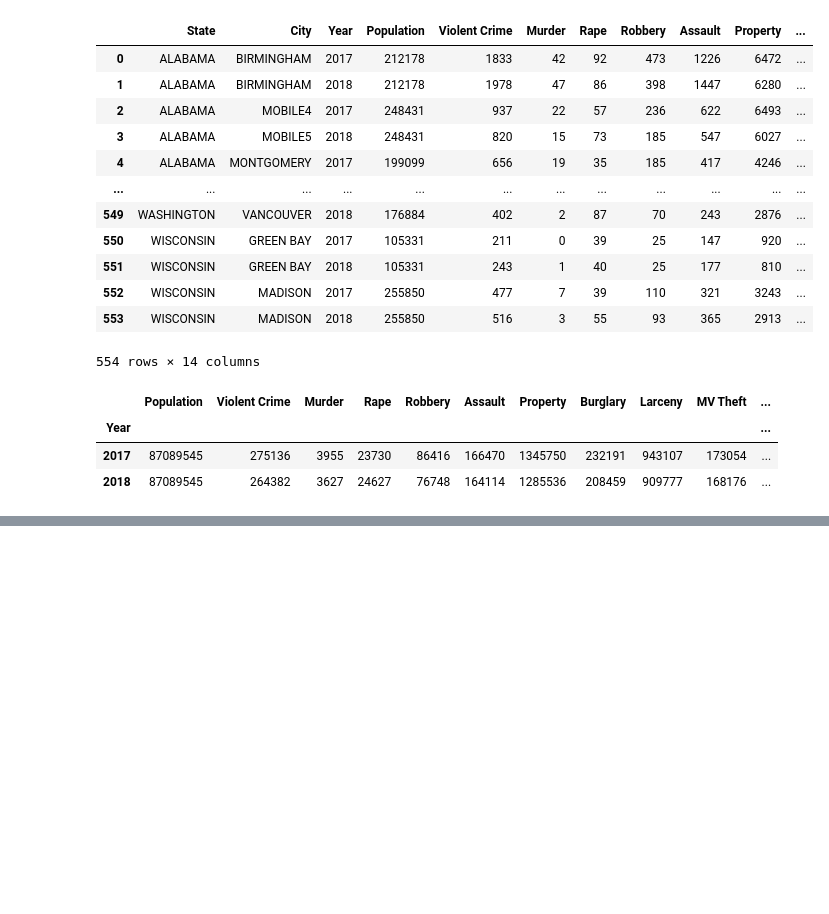
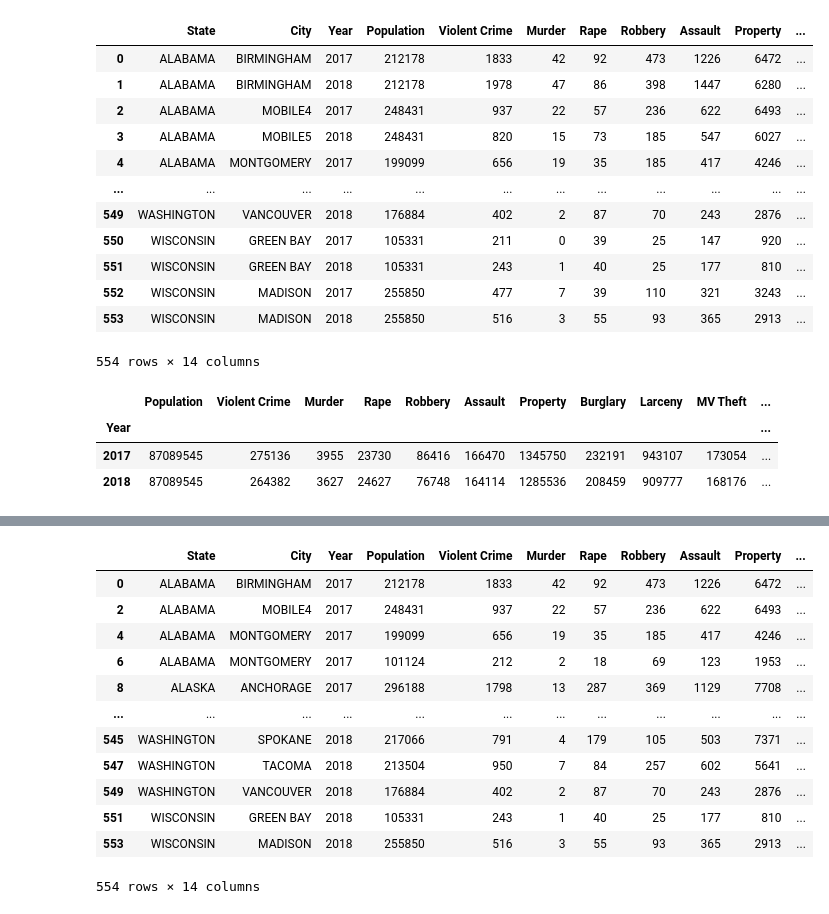
Before and after one commit to livillaranda/Project_1, a Jupyter notebook: JF/JF_REV1_LV.ipynb, the cells around one changed output, grey strips where cells are left out. Saved outputs shown, nothing was run; the diff lists cells and outputs as text; code cells hidden in the pictures; blank space fills up the shorter version.

```diff
--- a/JF/JF_REV1_LV.ipynb
+++ b/JF/JF_REV1_LV.ipynb
@@ -89,0 +130,18 @@ national
+# %%
+# Group by year, view state by state
+shuffle = state_city.sort_values(by=["Year", "State"])
+shuffle
+# %% [output]
+|  | State | City | Year | Population | Violent Crime | Murder | Rape | Robbery | Assault | Property | ... |
+| 0 | ALABAMA | BIRMINGHAM | 2017 | 212178 | 1833 | 42 | 92 | 473 | 1226 | 6472 | ... |
+| 2 | ALABAMA | MOBILE4 | 2017 | 248431 | 937 | 22 | 57 | 236 | 622 | 6493 | ... |
+| 4 | ALABAMA | MONTGOMERY | 2017 | 199099 | 656 | 19 | 35 | 185 | 417 | 4246 | ... |
+| 6 | ALABAMA | MONTGOMERY | 2017 | 101124 | 212 | 2 | 18 | 69 | 123 | 1953 | ... |
+| 8 | ALASKA | ANCHORAGE | 2017 | 296188 | 1798 | 13 | 287 | 369 | 1129 | 7708 | ... |
+| ... | ... | ... | ... | ... | ... | ... | ... | ... | ... | ... | ... |
+| 545 | WASHINGTON | SPOKANE | 2018 | 217066 | 791 | 4 | 179 | 105 | 503 | 7371 | ... |
+| 547 | WASHINGTON | TACOMA | 2018 | 213504 | 950 | 7 | 84 | 257 | 602 | 5641 | ... |
+| 549 | WASHINGTON | VANCOUVER | 2018 | 176884 | 402 | 2 | 87 | 70 | 243 | 2876 | ... |
+| 551 | WISCONSIN | GREEN BAY | 2018 | 105331 | 243 | 1 | 40 | 25 | 177 | 810 | ... |
+| 553 | WISCONSIN | MADISON | 2018 | 255850 | 516 | 3 | 55 | 93 | 365 | 2913 | ... |
+554 rows × 14 columns
```
Also changed, not shown: parts of 11 cells of this notebook, 3 other files.
